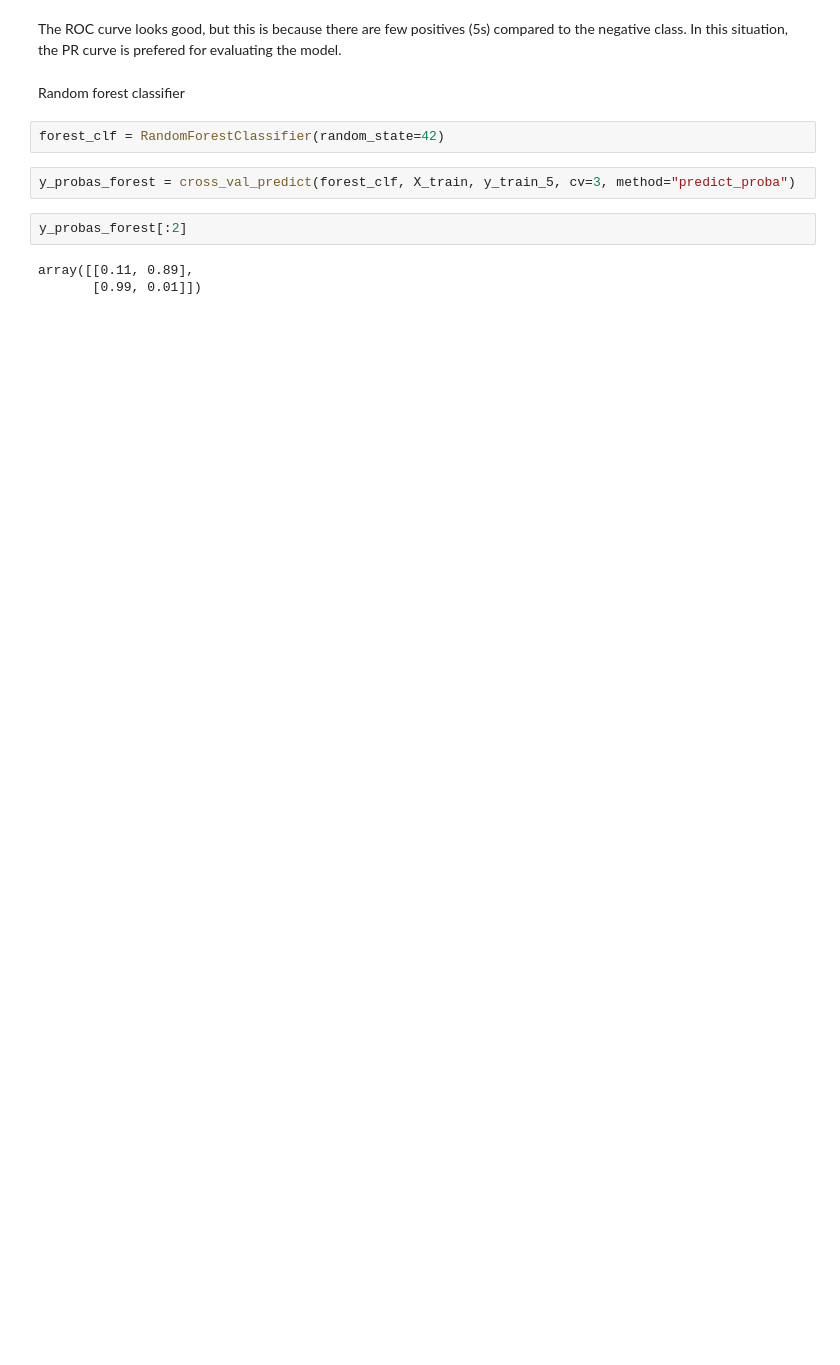
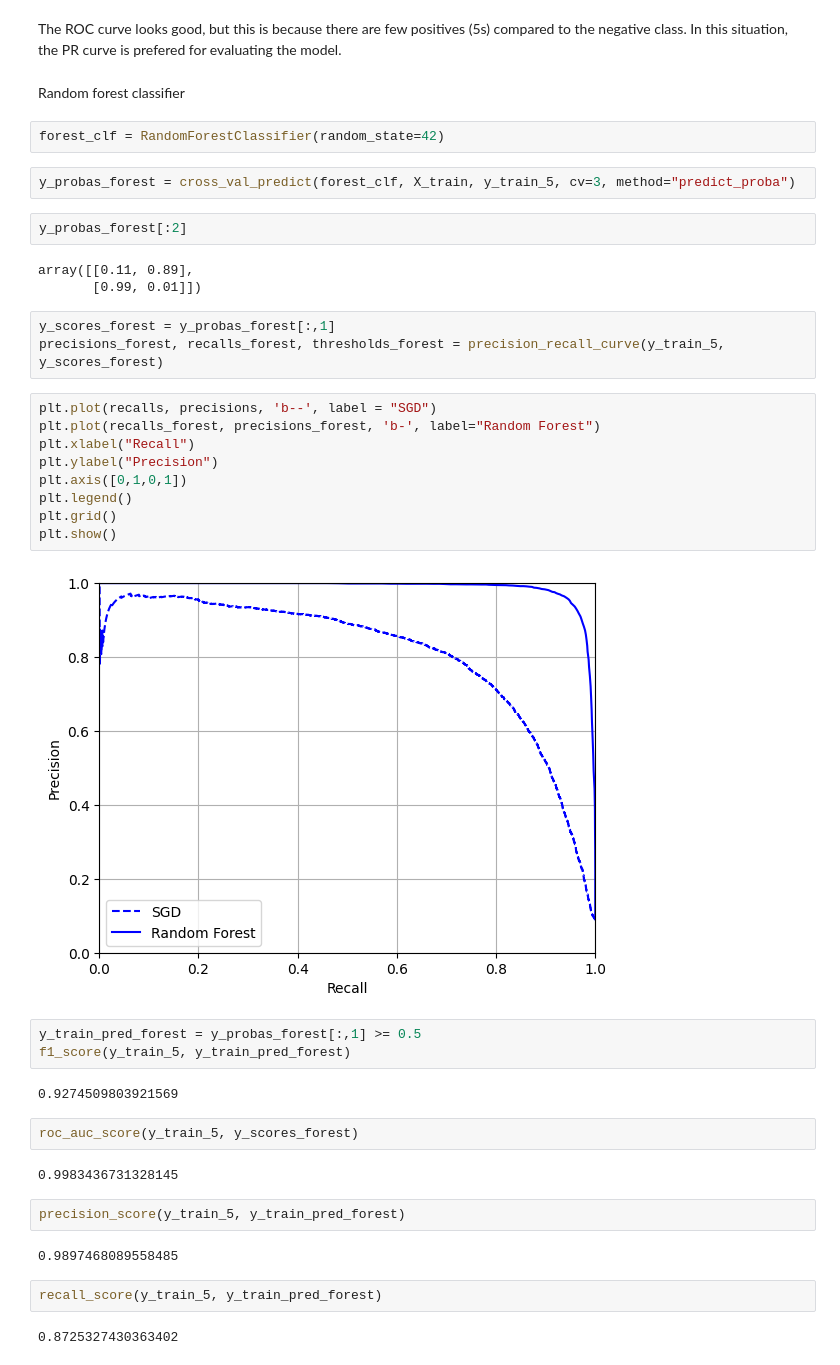
Before and after one commit to paulcarvalho/ML-MNIST-Classification, a Jupyter notebook: mnist_classification.ipynb, the cells around one changed output. Cells and saved outputs as stored; diff of their text form; blank space fills up the shorter version.

```diff
--- a/mnist_classification.ipynb
+++ b/mnist_classification.ipynb
@@ -227,3 +227,34 @@ y_probas_forest[:2]
 # %% [output]
 array([[0.11, 0.89],
        [0.99, 0.01]])
+# %%
+y_scores_forest = y_probas_forest[:,1]
+precisions_forest, recalls_forest, thresholds_forest = precision_recall_curve(y_train_5, y_scores_forest)
+# %%
+plt.plot(recalls, precisions, 'b--', label = "SGD")
+plt.plot(recalls_forest, precisions_forest, 'b-', label="Random Forest")
+plt.xlabel("Recall")
+plt.ylabel("Precision")
+plt.axis([0,1,0,1])
+plt.legend()
+plt.grid()
+plt.show()
+# %% [output]
+[figure, added]
+# %%
+y_train_pred_forest = y_probas_forest[:,1] >= 0.5
+f1_score(y_train_5, y_train_pred_forest)
+# %% [output]
+0.9274509803921569
+# %%
+roc_auc_score(y_train_5, y_scores_forest)
+# %% [output]
+0.9983436731328145
+# %%
+precision_score(y_train_5, y_train_pred_forest)
+# %% [output]
+0.9897468089558485
+# %%
+recall_score(y_train_5, y_train_pred_forest)
+# %% [output]
+0.8725327430363402
```
